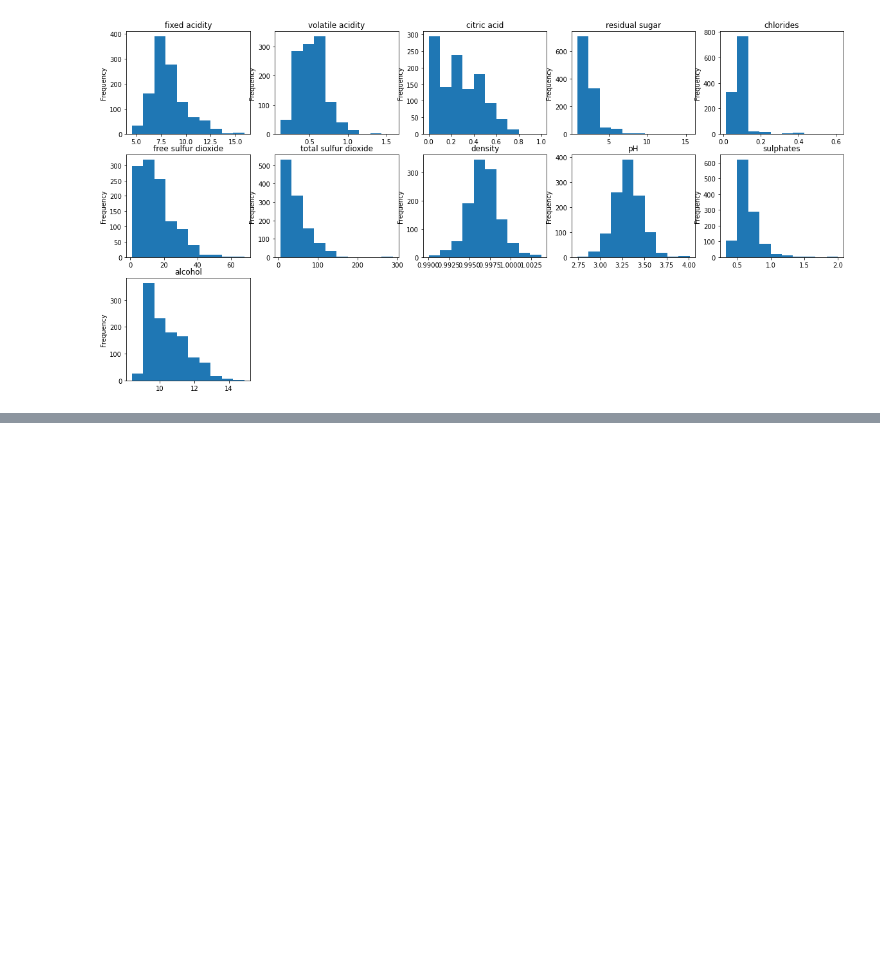
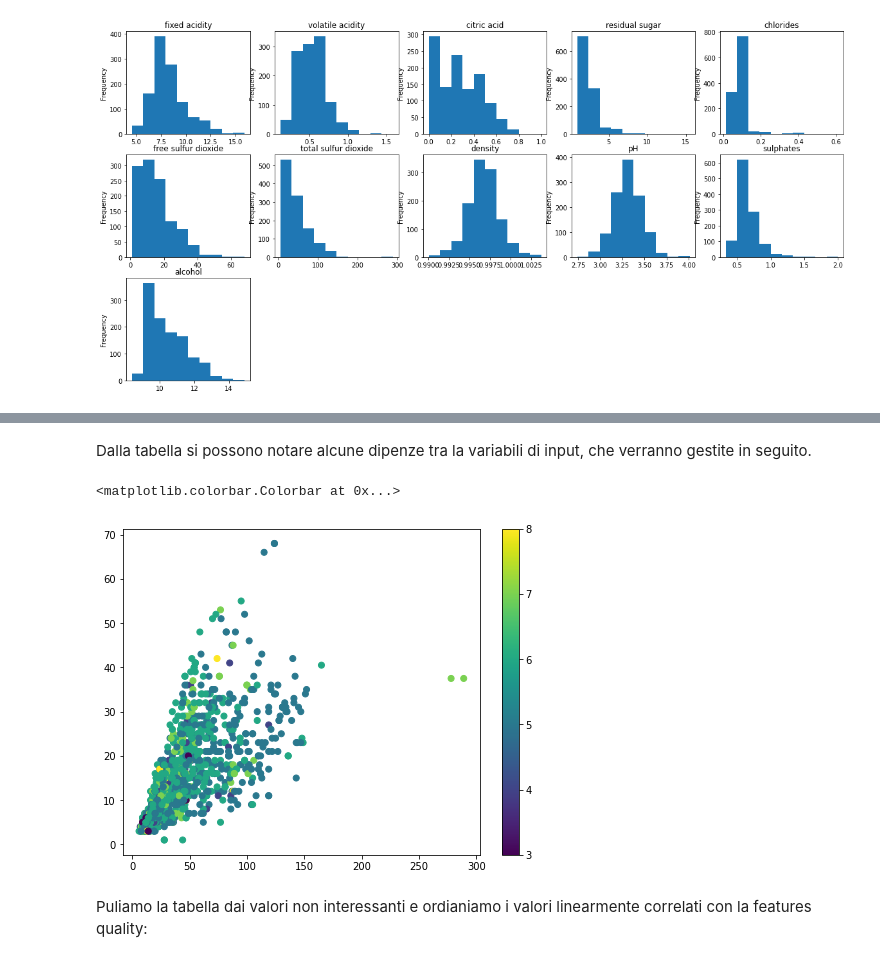
Before and after one commit to RyanPerrina/wine_classification, a Jupyter notebook: wine_classification.ipynb, the cells around one changed output, grey strips where cells are left out. Cells and saved outputs as stored; diff of their text form; code cells hidden in the pictures; blank space fills up the shorter version.

```diff
--- a/wine_classification.ipynb
+++ b/wine_classification.ipynb
@@ -110,0 +139,12 @@ for i,col in enumerate(data.columns[:-1],start=1):
+# %% [markdown]
+Dalla tabella si possono notare alcune dipenze tra la variabili di input, che verranno gestite in seguito.
+# %%
+plt.figure(figsize=(8,6))
+a=plt.scatter(data["total sulfur dioxide"],data["free sulfur dioxide"],c=data["quality"])
+#plt.scatter(data["fixed acidity"],data["pH"],c=data["quality"])
+plt.colorbar(a)
+# %% [output]
+<matplotlib.colorbar.Colorbar at 0x...>
+[figure, added]
+# %% [markdown]
+Puliamo la tabella dai valori non interessanti e ordianiamo i valori linearmente correlati con la features quality:
```
Also changed, not shown: parts of 20 cells of this notebook.
